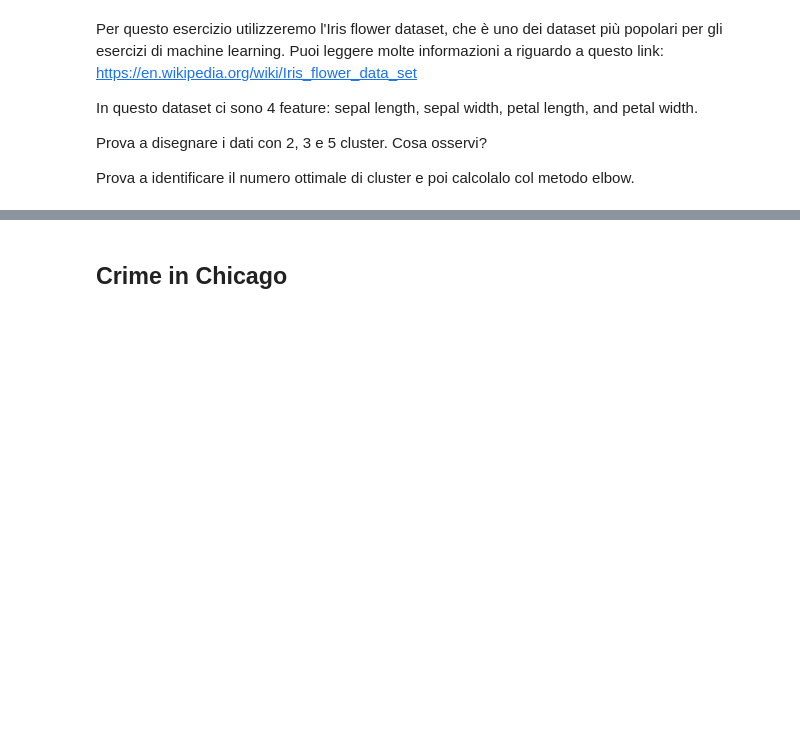
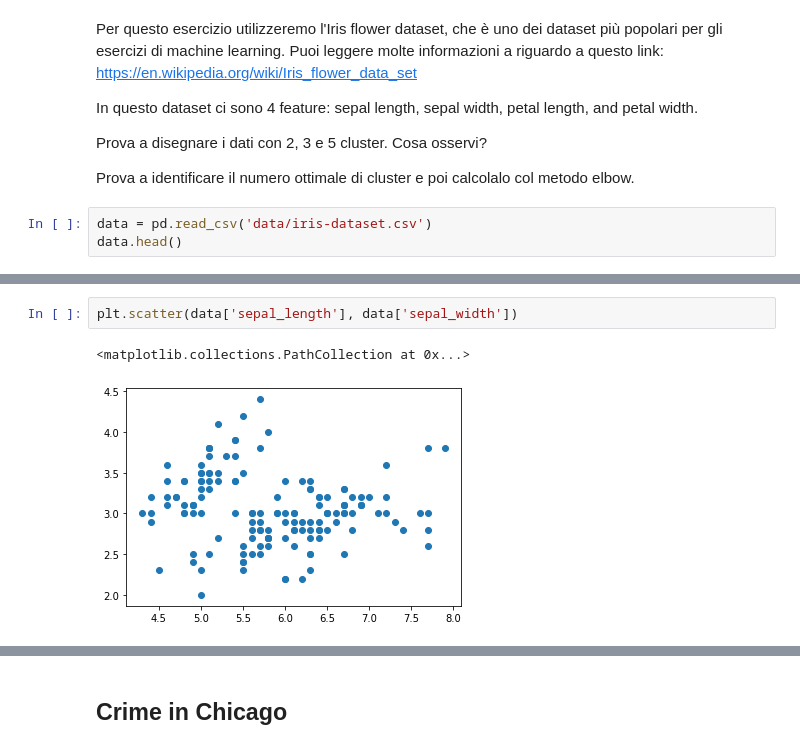
Before and after one commit to soldanoale/DataScience-HEP, a Jupyter notebook: Lezioni/Lezione 5.B - Esercizi.ipynb, the cells around one changed output, grey strips where cells are left out. Saved outputs shown, nothing was run; the diff lists cells and outputs as text; blank space fills up the shorter version.

```diff
--- a/Lezioni/Lezione 5.B - Esercizi.ipynb
+++ b/Lezioni/Lezione 5.B - Esercizi.ipynb
@@ -35,3 +73,6 @@ In questo dataset ci sono 4 feature: sepal length, sepal width, petal length, an
 Prova a disegnare i dati con 2, 3 e 5 cluster. Cosa osservi?
 
 Prova a identificare il numero ottimale di cluster e poi calcolalo col metodo elbow.
+# %%
+data = pd.read_csv('data/iris-dataset.csv')
+data.head()
@@ -37,0 +86,5 @@ Prova a identificare il numero ottimale di cluster e poi calcolalo col metodo el
+# %%
+plt.scatter(data['sepal_length'], data['sepal_width'])
+# %% [output]
+<matplotlib.collections.PathCollection at 0x...>
+[figure, added]
```
Also changed, not shown: parts of 5 cells of this notebook, 1 other file.
